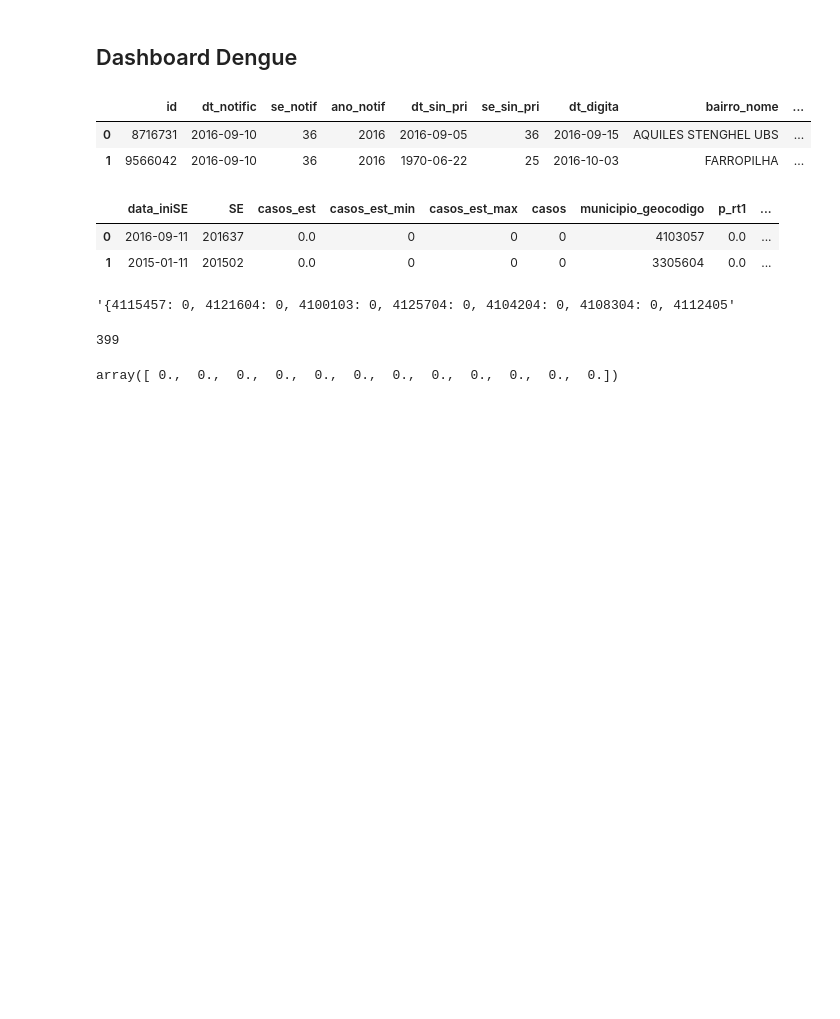
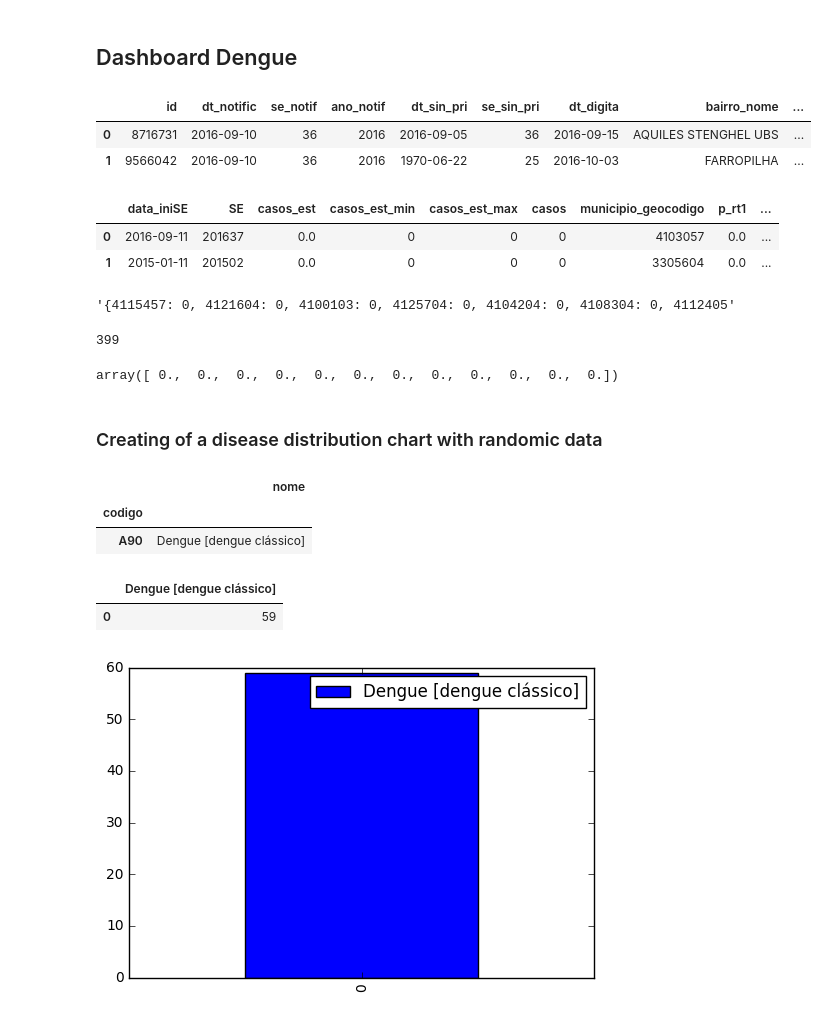
Before and after one commit to AlertaDengue/AlertaDengue, a Jupyter notebook: notebooks/Essay.ipynb, the cells around one changed output. Cells and saved outputs as stored; diff of their text form; code cells hidden in the pictures; blank space fills up the shorter version.

Commit message:
Charts with randomic data added

```diff
--- a/notebooks/Essay.ipynb
+++ b/notebooks/Essay.ipynb
@@ -346,3 +350,31 @@ case_series_tail_12 = {
 case_series_tail_12[list(case_series_tail_12.keys())[0]]
 # %% [output]
 array([ 0.,  0.,  0.,  0.,  0.,  0.,  0.,  0.,  0.,  0.,  0.,  0.])
+# %% [markdown]
+### Creating of a disease distribution chart with randomic data
+# %%
+sql = '''
+SELECT * FROM "Dengue_global"."CID10"
+WHERE codigo IN ({})
+'''.format(','.join(["'{}'".format(k) for k in dbdata.CID10.values()]))
+
+df_cid10 = pd.read_sql(sql, engine, 'codigo')
+df_cid10
+# %% [output]
+|  | nome |
+| codigo |  |
+| A90 | Dengue [dengue clássico] |
+# %%
+disease_names = df_cid10['nome'].values.tolist()
+
+df_disease = pd.DataFrame({
+    k: np.random.randint(1, 100, 1) for k in disease_names
+})
+
+display(df_disease)
+df_disease.plot(kind='bar')
+plt.show()
+# %% [output]
+|  | Dengue [dengue clássico] |
+| 0 | 59 |
+[figure, added]
```
Also changed, not shown: parts of 10 cells of this notebook, 6 other files.
